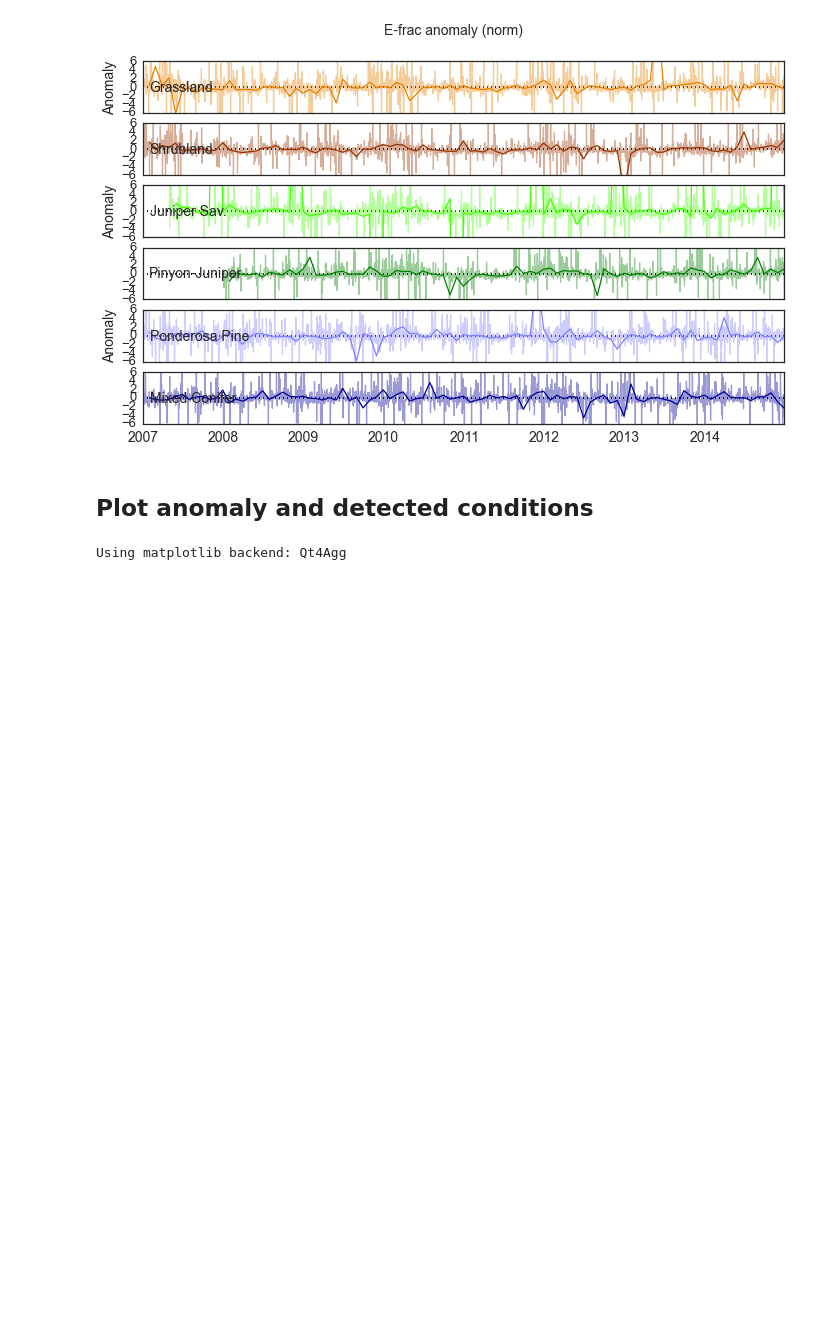
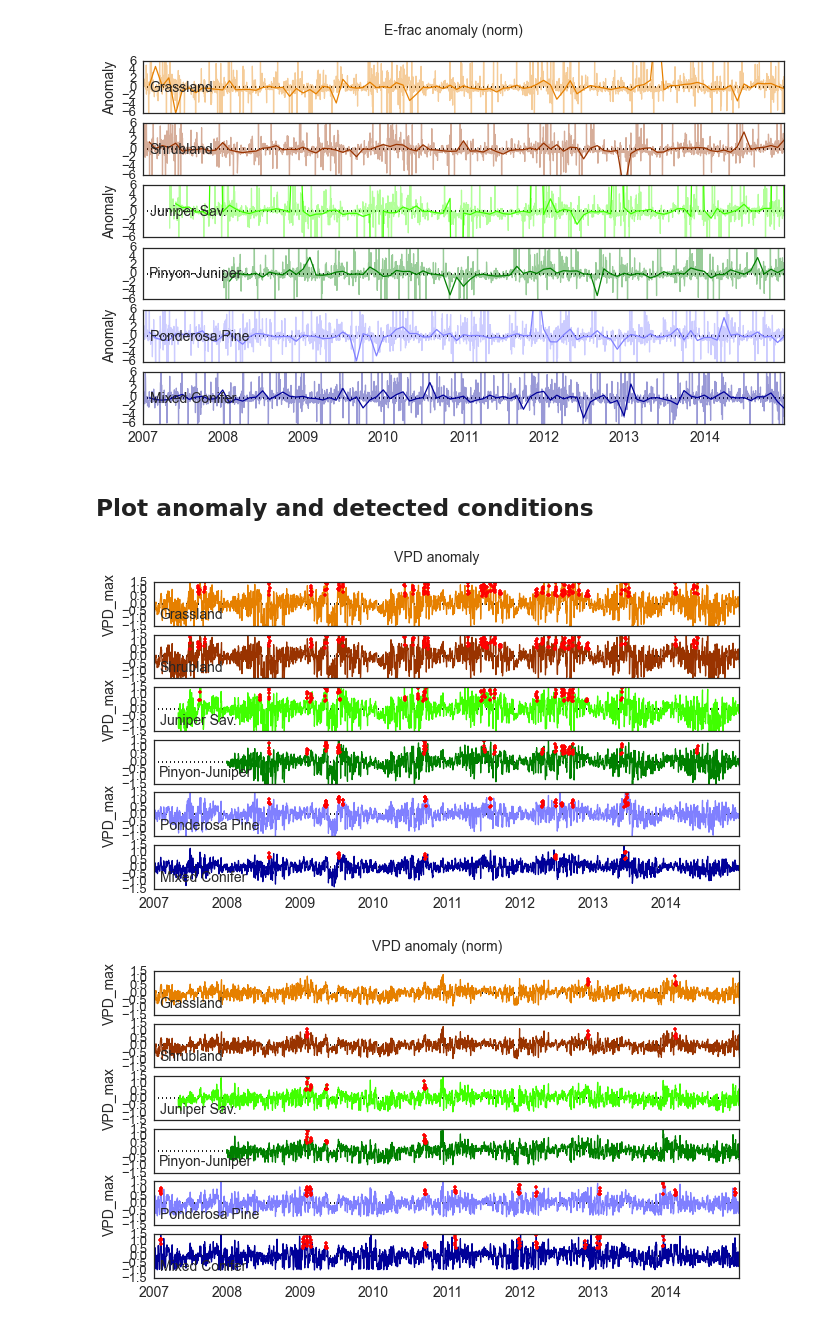
Before and after one commit to gremau/NMEG_miscellany, a Jupyter notebook: anomaly_and_C_uptake_detection.ipynb, the cells around one changed output. Drawn from its saved outputs; the diff is of its cells as text; code cells hidden in the pictures; blank space fills up the shorter version.

```diff
--- a/anomaly_and_C_uptake_detection.ipynb
+++ b/anomaly_and_C_uptake_detection.ipynb
@@ -184,7 +184,7 @@ fig = plt.figure(figsize=( 11.5, 6.5 ), dpi=150, facecolor='w', edgecolor='k')
 ax = nmegplt.plot_tseries( d, 'FC_F_g_int', -4, fig, 'NEE')
 
 # Add lines for growing season
-for i, site in enumerate(nmegplt.nmeg_sites):
+for i, site in enumerate(nmegplt.sites):
     ax[i].vlines( list(gs[site].start_seas), [-6], [6], linestyle=':', color='Green' )
     ax[i].vlines( list(gs[site].end_seas), [-6], [6], linestyle=':', color='Red' )
 # %% [output]
@@ -274,29 +274,27 @@ for i, anom in enumerate([vpd_anom, ef_anom, vpd_anom_n, ef_anom_n]):
 ## Plot anomaly and detected conditions
 # %%
 xlims = [ dt.datetime( 2007, 1, 1 ), dt.datetime( 2014, 12, 31 )]
-%matplotlib
+#%matplotlib
 varlist = ['VPD_F_max', 'VPD_F_max']
 ylabs = ['VPD anomaly', 'VPD anomaly (norm)']
 ylims = [[-1.5, 1.5],[-1.5, 1.5]]
+file = ['VPD_anom_dates.csv', 'VPD_anom_norm_dates.csv']
 
 for i, anom in enumerate([vpd_anom, vpd_anom_n]):
     anom_cond = {};
     for j in anom.keys():
         anom_cond[j] = pd.Series(condition_duration_match( anom[j] > 0.5, 5 ), index=anom[j].index)
-        #print(anom[j])
-    # Resample anomaly to monthly mean
-    #anom_m = { i : anom[i].resample('1M', how='mean') for i in anom.keys() }
+    # Make a dataframe
+    anom_cond = pd.DataFrame(anom_cond)
+    anom_cond.to_csv('processed_data/' + file[i])
+    # Plot timeseries of VPD anomaly and highlight days that meet the conditions above
     fig = plt.figure(figsize=( 10.5, 5.5 ), dpi=150, facecolor='w', edgecolor='k')
-    #pltnmeg.plot_tseries( anom, varlist, -1,fig, 'Anomaly', ylims=ylims[i])
     ax = nmegplt.plot_tseries( anom, 'VPD_F_max', -1, fig, 'VPD_max', ylims=ylims[i])
-    for j, site in enumerate(nmegplt.nmeg_sites):
-        #print(anom[site].loc[anom_cond[site]])
+    for j, site in enumerate(nmegplt.sites):
         series = anom[site].loc[anom_cond[site]]
-        #print(series)
         ax[j].plot( series.index, series.values, linestyle='None', marker='.', color='Red' )
 
     plt.suptitle(ylabs[i], size=14)
-
-#plt.show()
 # %% [output]
-Using matplotlib backend: Qt4Agg
+[figure, added]
+[figure, added]
```
Also changed, not shown: parts of 1 cell of this notebook.
